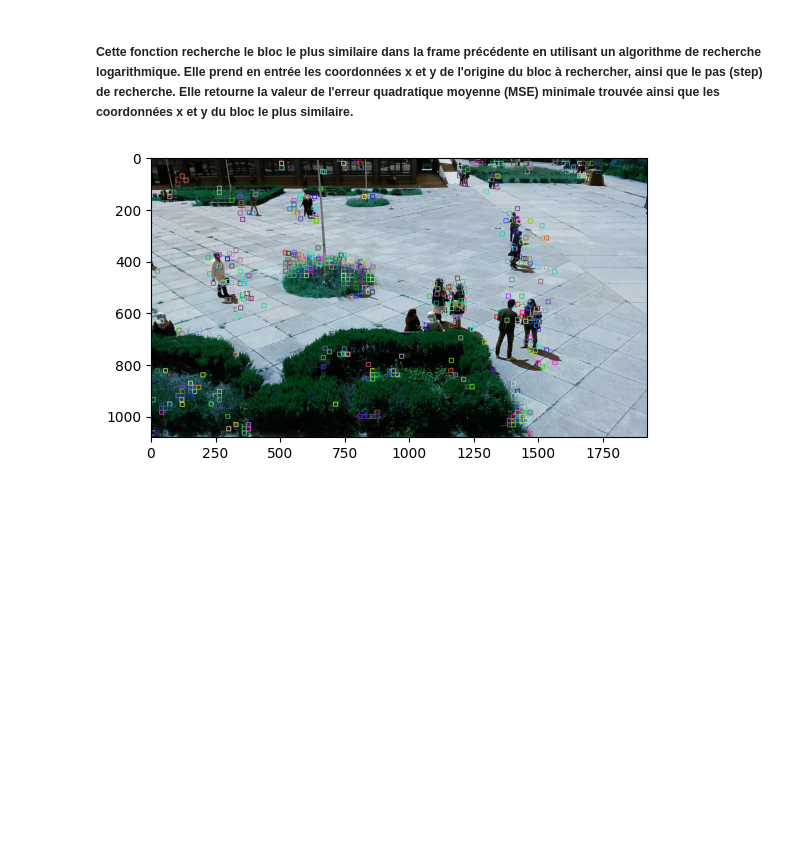
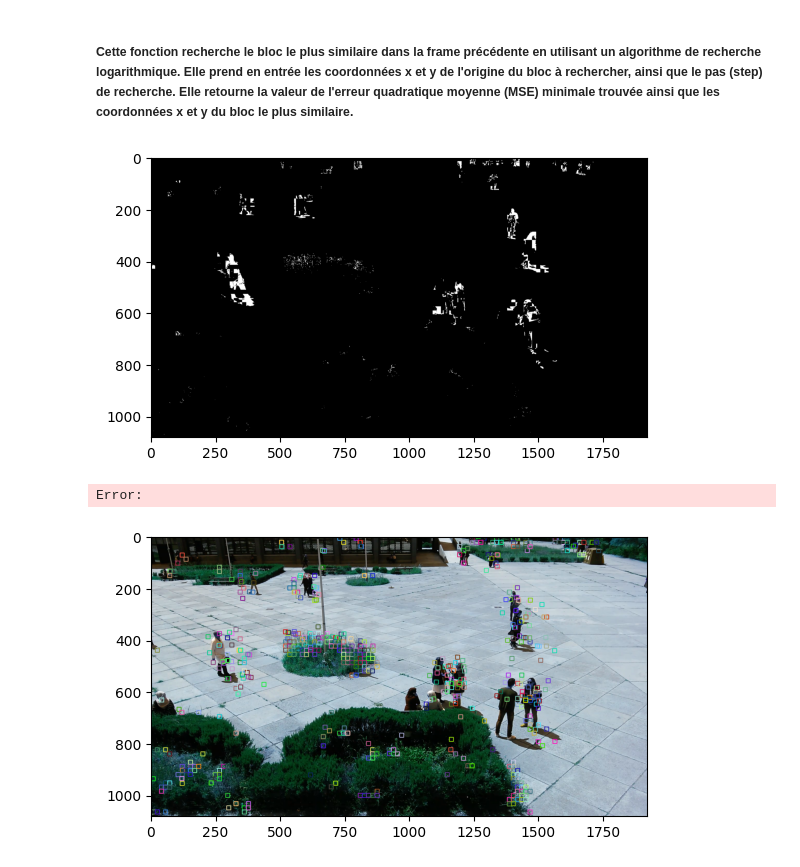
Before and after one commit to SARAH-HADDAD/Projet-Multimedia, a Jupyter notebook: projet.ipynb, the cells around one changed output. Cells and saved outputs as stored; diff of their text form; code cells hidden in the pictures; blank space fills up the shorter version.

Commit message:
Calcul du résidu

```diff
--- a/projet.ipynb
+++ b/projet.ipynb
@@ -46,7 +46,8 @@ def recherche(origin_x, origin_y, step):
 # Chargement des images
 img1 = cv2.imread("image072.png")
 img2 = cv2.imread("image092.png")
-
+# créer une image noire
+black_img = np.zeros((img1.shape[0], img1.shape[1], 3), dtype = np.uint8)
 # Ajout de bordures aux images
 image_bordered = cv2.copyMakeBorder(src=img1,top=64, bottom=64, left=64, right=64, borderType=cv2.BORDER_CONSTANT)
 # Conversion en niveaux de gris
@@ -77,6 +78,24 @@ for i in range (0,grayImg2.shape[0]-16,16): # On parcourt les colonnes avec un p
             color=creat_color()
             draw_box(img1,(mse_y-64,mse_x-64),color)
             draw_box(img2,(j,i),color)
+          # Calcul du résidu en utilisant la différence absolue
+            block2 = grayImg1[mse_x:mse_x + 16,mse_y:mse_y + 16]
+            residual = cv2.absdiff(block1, block2)
+            # Appliquer seuil
+            _, residual_thresh = cv2.threshold(residual, 50, 255, cv2.THRESH_BINARY)
+            # Ajouter la dimension supplémentaire pour que la forme de l'image de résidus corresponde à celle de l'image noire
+            residual_thresh_3d = np.dstack([residual_thresh]*3)
+            # Ajouter le bloc de résidus à l'image noire
+            black_img[i:i+16, j:j+16] = residual_thresh_3d
+# %%
+# Afficher l'image des résidus
+cv2.imshow("Residual Image", black_img)
+plt.imshow(black_img)
+plt.show()
+cv2.waitKey(0)
+# %% [output]
+[figure, added]
+Error:
 # %%
 plt.imshow(img1)
 cv2.imshow("image 1", img1)
```
Also changed, not shown: parts of 2 cells of this notebook.
